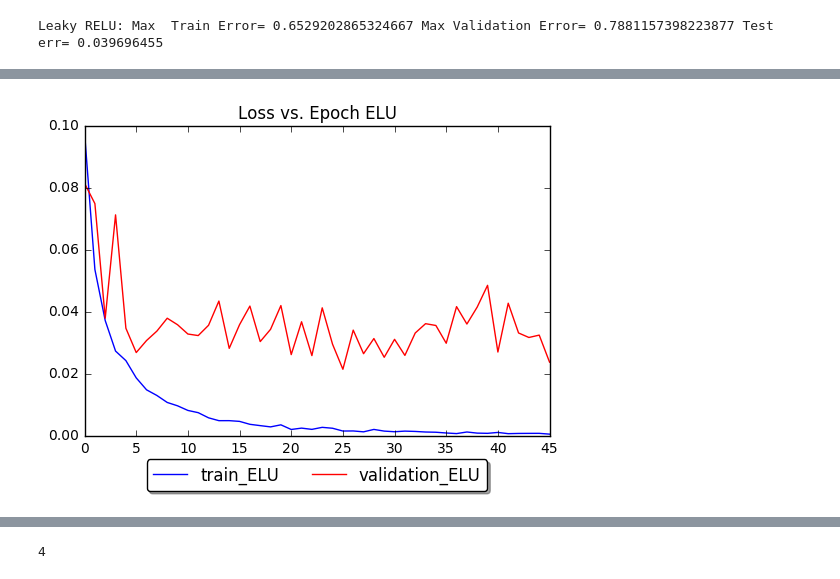
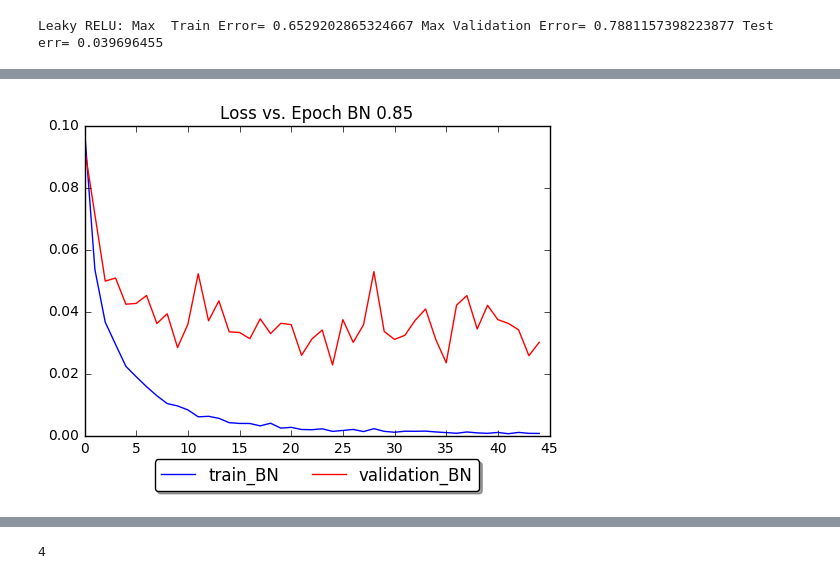
Before and after one commit to DerflaNehc/MNIST_NN_P2, a Jupyter notebook: Assignment2ECE1504.ipynb, the cells around one changed output, grey strips where cells are left out. Saved outputs shown, nothing was run; the diff lists cells and outputs as text; code cells hidden in the pictures.

Commit message:
added momentums from 1.2.4

```diff
--- a/Assignment2ECE1504.ipynb
+++ b/Assignment2ECE1504.ipynb
@@ -317,6 +317,9 @@ Early stopping epoch:76 at loss:4.47572660446167
 Leaky RELU: Max  Train Error= 0.6529202865324667 Max Validation Error= 0.7881157398223877 Test err= 0.039696455
 # %%
 #1.2.4. Using the hyper params for 1.2.2
+import matplotlib.pyplot as p
+
+
 learning_rate = 0.005
 batch_size = 20
 n_hidden=100
@@ -333,10 +336,9 @@ train_loss, train_err, valid_loss, valid_err,test_err, test_prediction= part1_tr
                                                                                     activation_type,
                                                                                     moment)
 
-import matplotlib.pyplot as p
-p.plot(train_loss,'b-', label="train_ELU")
-p.plot(valid_loss,'r-',label ="validation_ELU")
-p.title("Loss vs. Epoch ELU")
+p.plot(train_loss,'b-', label="train_BN")
+p.plot(valid_loss,'r-',label ="validation_BN")
+p.title("Loss vs. Epoch BN 0.85")
 p.legend(numpoints=1,loc='upper center', bbox_to_anchor=(0.5, -0.05),
           fancybox=True, shadow=True, ncol=3)
 p.show()
@@ -348,5 +350,86 @@ p.legend(numpoints = 1,loc='upper center', bbox_to_anchor=(0.5, -0.05),
 p.title("Error(%) vs. Epoch")
 p.show()
 
-print("ELU: Max Train Error=",np.max(train_err),"Max Validation Error=",np.max(valid_err),"Test err=",test_err)
+print("BN 0.85: Max Train Error=",np.max(train_err),"Max Validation Error=",np.max(valid_err),"Test err=",test_err)
+
+moment = 0.9
+
+train_loss, train_err, valid_loss, valid_err,test_err, test_prediction= part1_train(n_epoch,
+                                                                                    learning_rate,
+                                                                                    batch_size,
+                                                                                    max_no_progress,
+                                                                                    n_hidden,
+                                                                                    activation_type,
+                                                                                    moment)
+
+p.plot(train_loss,'b-', label="train_BN")
+p.plot(valid_loss,'r-',label ="validation_BN")
+p.title("Loss vs. Epoch BN 0.9")
+p.legend(numpoints=1,loc='upper center', bbox_to_anchor=(0.5, -0.05),
+          fancybox=True, shadow=True, ncol=3)
+p.show()
+
+p.plot(train_err,'b-', label="train_err")
+p.plot(valid_err,'r-',label ="valid_err")
+p.legend(numpoints = 1,loc='upper center', bbox_to_anchor=(0.5, -0.05),
+          fancybox=True, shadow=True, ncol=3)
+p.title("Error(%) vs. Epoch")
+p.show()
+
+print("BN 0.9: Max Train Error=",np.max(train_err),"Max Validation Error=",np.max(valid_err),"Test err=",test_err)
+
+moment = 0.95
+
+train_loss, train_err, valid_loss, valid_err,test_err, test_prediction= part1_train(n_epoch,
+                                                                                    learning_rate,
+                                                                                    batch_size,
+                                                                                    max_no_progress,
+                                                                                    n_hidden,
+                                                                                    activation_type,
+                                                                                    moment)
+
+p.plot(train_loss,'b-', label="train_BN")
+p.plot(valid_loss,'r-',label ="validation_BN")
+p.title("Loss vs. Epoch BN 0.95")
+p.legend(numpoints=1,loc='upper center', bbox_to_anchor=(0.5, -0.05),
+          fancybox=True, shadow=True, ncol=3)
+p.show()
+
+p.plot(train_err,'b-', label="train_err")
+p.plot(valid_err,'r-',label ="valid_err")
+p.legend(numpoints = 1,loc='upper center', bbox_to_anchor=(0.5, -0.05),
+          fancybox=True, shadow=True, ncol=3)
+p.title("Error(%) vs. Epoch")
+p.show()
+
+print("BN 0.95: Max Train Error=",np.max(train_err),"Max Validation Error=",np.max(valid_err),"Test err=",test_err)
+
+
+
+
+moment = 0.99
+
+train_loss, train_err, valid_loss, valid_err,test_err, test_prediction= part1_train(n_epoch,
+                                                                                    learning_rate,
+                                                                                    batch_size,
+                                                                                    max_no_progress,
+                                                                                    n_hidden,
+                                                                                    activation_type,
+                                                                                    moment)
+
+p.plot(train_loss,'b-', label="train_BN")
+p.plot(valid_loss,'r-',label ="validation_BN")
+p.title("Loss vs. Epoch BN 0.99")
+p.legend(numpoints=1,loc='upper center', bbox_to_anchor=(0.5, -0.05),
+          fancybox=True, shadow=True, ncol=3)
+p.show()
+
+p.plot(train_err,'b-', label="train_err")
+p.plot(valid_err,'r-',label ="valid_err")
+p.legend(numpoints = 1,loc='upper center', bbox_to_anchor=(0.5, -0.05),
+          fancybox=True, shadow=True, ncol=3)
+p.title("Error(%) vs. Epoch")
+p.show()
+
+print("BN 0.99: Max Train Error=",np.max(train_err),"Max Validation Error=",np.max(valid_err),"Test err=",test_err)
 # %% [output]
@@ -354 +437 @@ Early stopping epoch:46 at loss:0.02138666808605194
-[figure, old version]
+[figure, new version]
```
Also changed, not shown: parts of 1 cell of this notebook, 3 other files.
